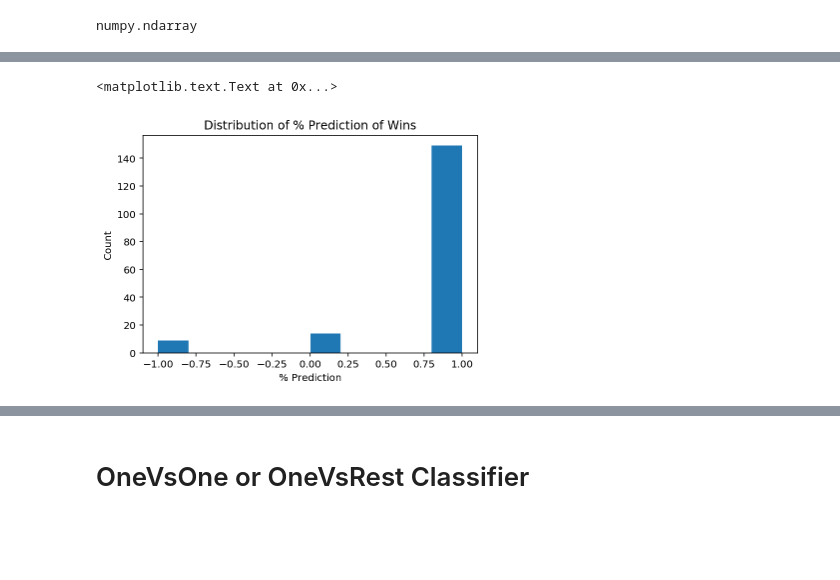
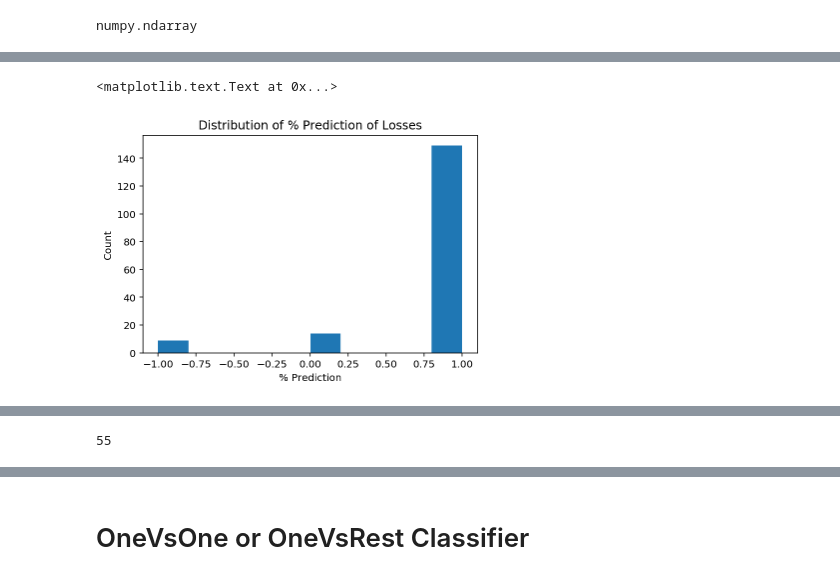
Before and after one commit to chizkidd/dsi-CapstoneProj, a Jupyter notebook: Day2_EDA.ipynb, the cells around one changed output, grey strips where cells are left out. Drawn from its saved outputs; the diff is of its cells as text; code cells hidden in the pictures; blank space fills up the shorter version.

```diff
--- a/Day2_EDA.ipynb
+++ b/Day2_EDA.ipynb
@@ -345,6 +345,7 @@ Index(['Unnamed: 0', 'id', 'homeTacklesTotalHT', 'homeShotsTotalHT',
 # %%
 noHT_epl_df = epl_df[epl_df.columns.drop(epl_df.filter(regex='HT', axis=1).columns)]
-#epl_df.filter(regex='FT', axis=1) ---> get only FT stats
+#epl_df.filter(regex='FT', axis=1) ---> get only FT stat
+noHT_epl_df = noHT_epl_df.drop(['Unnamed: 0', 'id'], axis=1) #drop extra ids cols
 # %%
 noHT_epl_df.columns, len(noHT_epl_df.columns)
 # %% [output]
@@ -672,7 +672,7 @@ Index(['awayTeamLineUp', 'homeTeamLineUp', 'refereeName', 'awayManagerName',
        'homeManagerName', 'venueName', 'date', 'division', 'resultsWDL'],
       dtype='object')
 # %%
-rf_df = noHT_epl_df.drop(['Unnamed: 0', 'id', 'awayTeamLineUp', 'homeTeamLineUp',
+rf_df = noHT_epl_df.drop(['awayTeamLineUp', 'homeTeamLineUp',
                           'homeGoalFT', 'awayGoalFT', 'awayManagerName', 'homeManagerName',
                           'date', 'division', 'results', 'resultsWDL'],axis=1)
 # %%
@@ -1186,8 +1237,8 @@ numpy.ndarray
 # %%
 plt.hist(y_pred[y_test==1])
 plt.xlabel('% Prediction')
 plt.ylabel('Count')
-plt.title('Distribution of % Prediction of Wins')
+plt.title('Distribution of % Prediction of Losses')
 # %% [output]
 <matplotlib.text.Text at 0x...>
-[figure, old version]
+[figure, new version]
@@ -1219,0 +1259,4 @@ scatter
+# %%
+len(sorted(noHT_epl_df.columns))
+# %% [output]
+55
```
Also changed, not shown: parts of 25 cells of this notebook, 1 other file.
